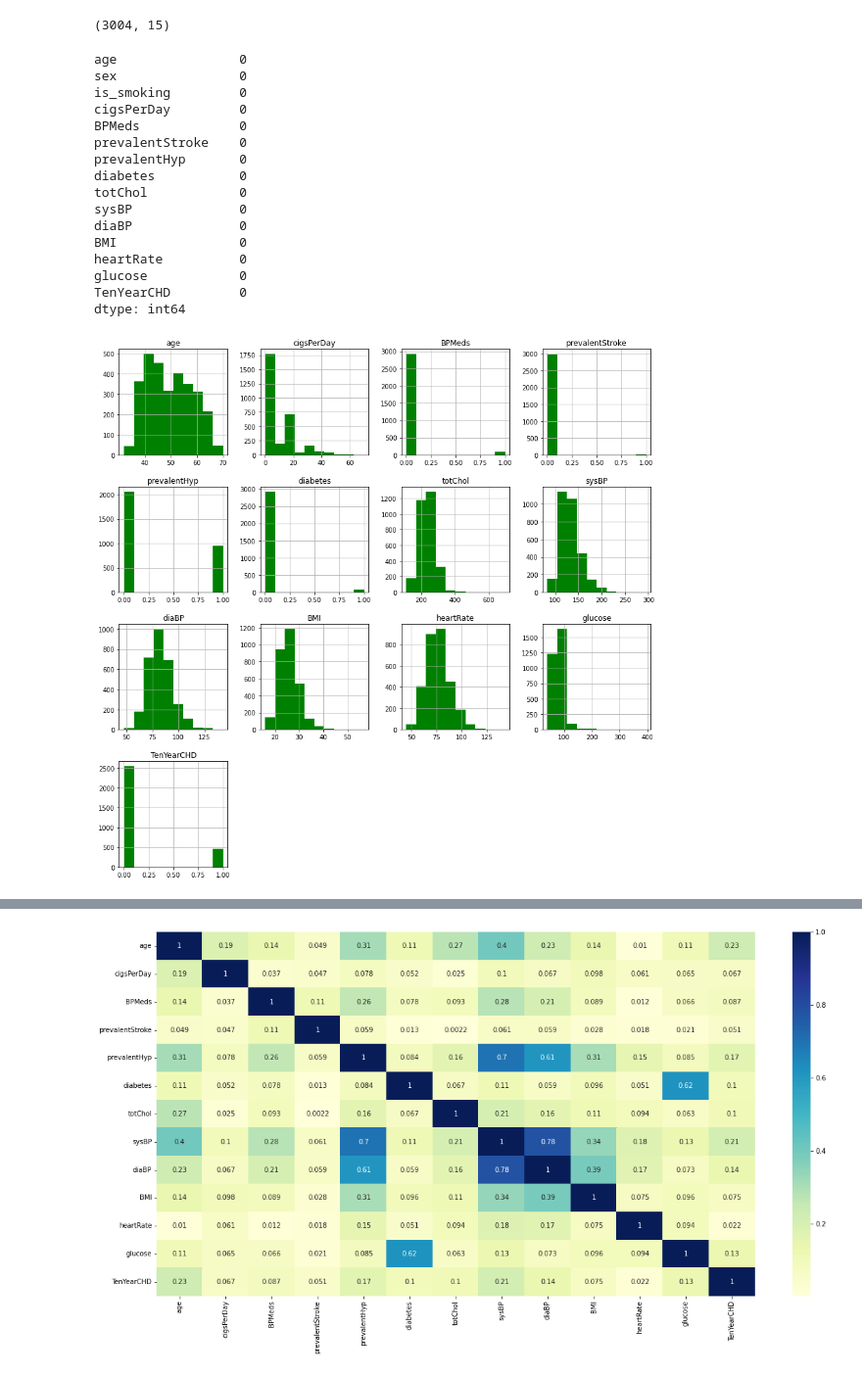
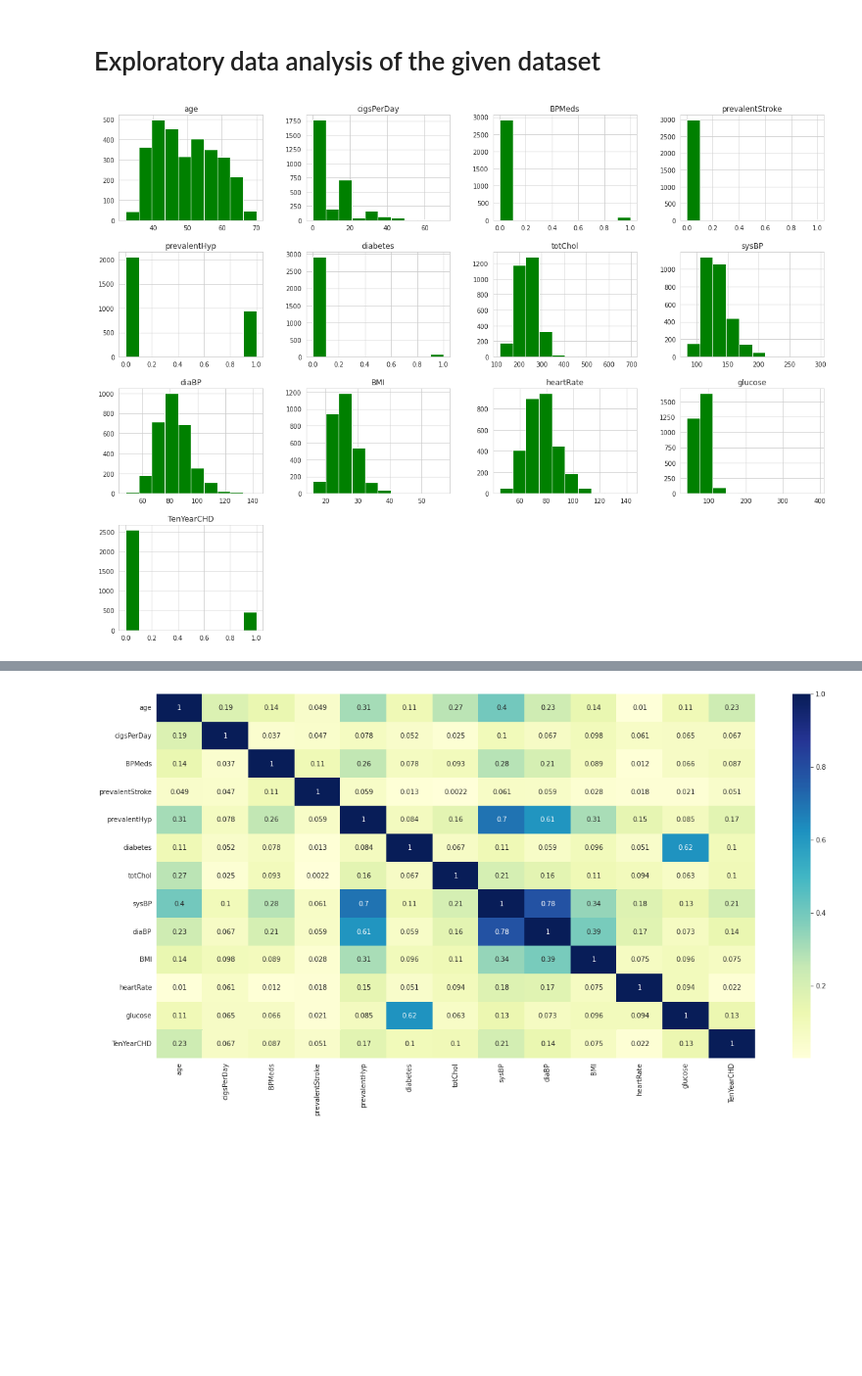
Before and after one commit to mukul9155/Cardiovascular-disease-prediction, a Jupyter notebook: Cardiovasular_disease_prediction.ipynb, the cells around one changed output, grey strips where cells are left out. Shown at 98% size. Drawn from its saved outputs; the diff is of its cells as text; code cells hidden in the pictures; blank space fills up the shorter version.

```diff
--- a/Cardiovasular_disease_prediction.ipynb
+++ b/Cardiovasular_disease_prediction.ipynb
@@ -138,29 +327,9 @@ df = df.dropna()
-# %%
-df.shape
-# %% [output]
-(3004, 15)
-# %%
-df.isnull().sum()
-# %% [output]
-age                0
-sex                0
-is_smoking         0
-cigsPerDay         0
-BPMeds             0
-prevalentStroke    0
-prevalentHyp       0
-diabetes           0
-totChol            0
-sysBP              0
-diaBP              0
-BMI                0
-heartRate          0
-glucose            0
-TenYearCHD         0
-dtype: int64
+# %% [markdown]
+# Exploratory data analysis of the given dataset
 # %%
-df.hist(figsize=(15,15),color='g')
+# Plotting histogram of dataset
+df.hist(figsize=(20,15),color='g')
 plt.show()
 # %% [output]
-[figure, old version]
+[figure, new version]
 # %%
```
Also changed, not shown: parts of 80 cells of this notebook.
